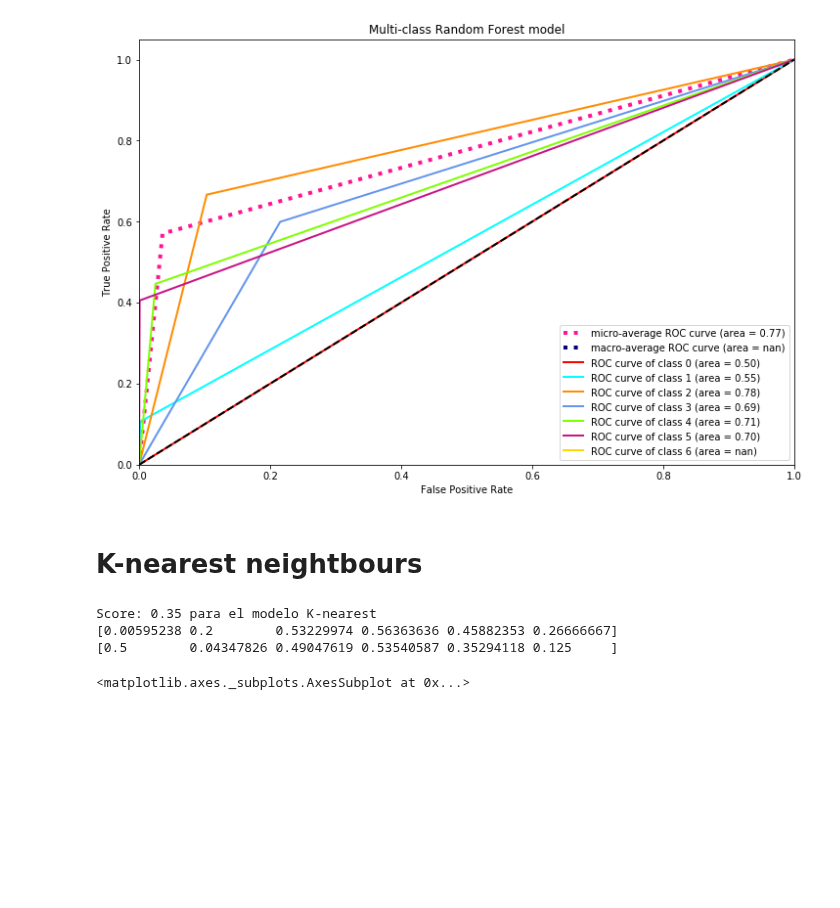
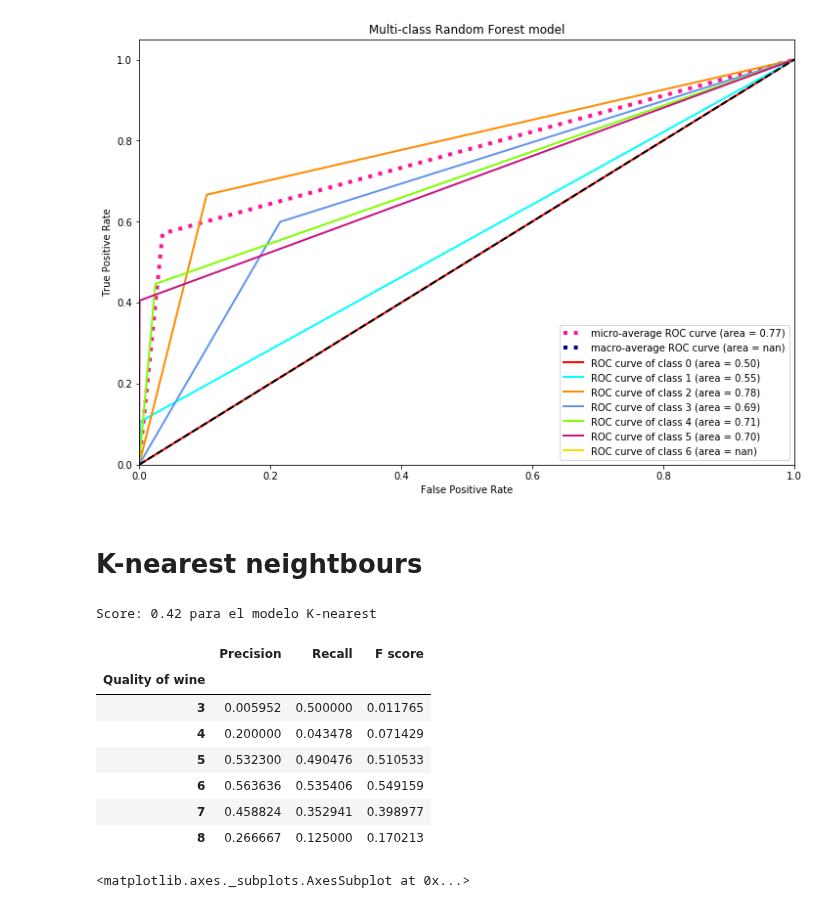
Before and after one commit to Paulapr/datamad0119, a Jupyter notebook: module-3/supervised-learning-project/your-code/Supervised learning project.ipynb, the cells around one changed output. Cells and saved outputs as stored; diff of their text form; code cells hidden in the pictures; blank space fills up the shorter version.

```diff
--- a/module-3/supervised-learning-project/your-code/Supervised learning project.ipynb
+++ b/module-3/supervised-learning-project/your-code/Supervised learning project.ipynb
@@ -411,24 +425,38 @@ plt.show()
 # K-nearest neightbours
 # %%
 # Primero entreno el modelo, y hago las predicciones con el dataset test.
-# Balanced accuracy score, precision and recall
+# Balanced accuracy score
 
 cls_knn.fit (X_train, y_train)
 predictions_knn = cls_knn.predict(X_test).argmax(axis=1)
 actual_values = y_test.values.argmax(axis=1)
 
 score_knn = balanced_accuracy_score(actual_values, predictions_knn)
-precision_recall_fscore_support(actual_values, predictions_knn, average=None)
-precision = precision_score(actual_values, predictions_knn, average=None)
-recall = recall_score(actual_values, predictions_knn,average=None)
 
 print("Score: %0.2f para el modelo K-nearest" % (score_forest))
-print(precision)
-print(recall)
 # %% [output]
-Score: 0.35 para el modelo K-nearest
-[0.00595238 0.2        0.53229974 0.56363636 0.45882353 0.26666667]
-[0.5        0.04347826 0.49047619 0.53540587 0.35294118 0.125     ]
+Score: 0.42 para el modelo K-nearest
+# %%
+# precision and recall
+
+precision = pd.DataFrame(precision_score(actual_values, predictions_knn, average=None))
+recall = pd.DataFrame(recall_score(actual_values, predictions_knn, average=None))
+f_score = pd.DataFrame(f1_score(actual_values, predictions_knn, average=None))
+
+evaluation = pd.concat([precision, recall, f_score], axis=1)
+evaluation.columns = ['Precision', 'Recall', 'F score']
+evaluation.index = ['3','4','5','6','7','8']
+evaluation.index.name = 'Quality of wine'
+evaluation
+# %% [output]
+|  | Precision | Recall | F score |
+| Quality of wine |  |  |  |
+| 3 | 0.005952 | 0.500000 | 0.011765 |
+| 4 | 0.200000 | 0.043478 | 0.071429 |
+| 5 | 0.532300 | 0.490476 | 0.510533 |
+| 6 | 0.563636 | 0.535406 | 0.549159 |
+| 7 | 0.458824 | 0.352941 | 0.398977 |
+| 8 | 0.266667 | 0.125000 | 0.170213 |
 # %%
 # confusion matrix
 
```
Also changed, not shown: parts of 3 cells of this notebook.
